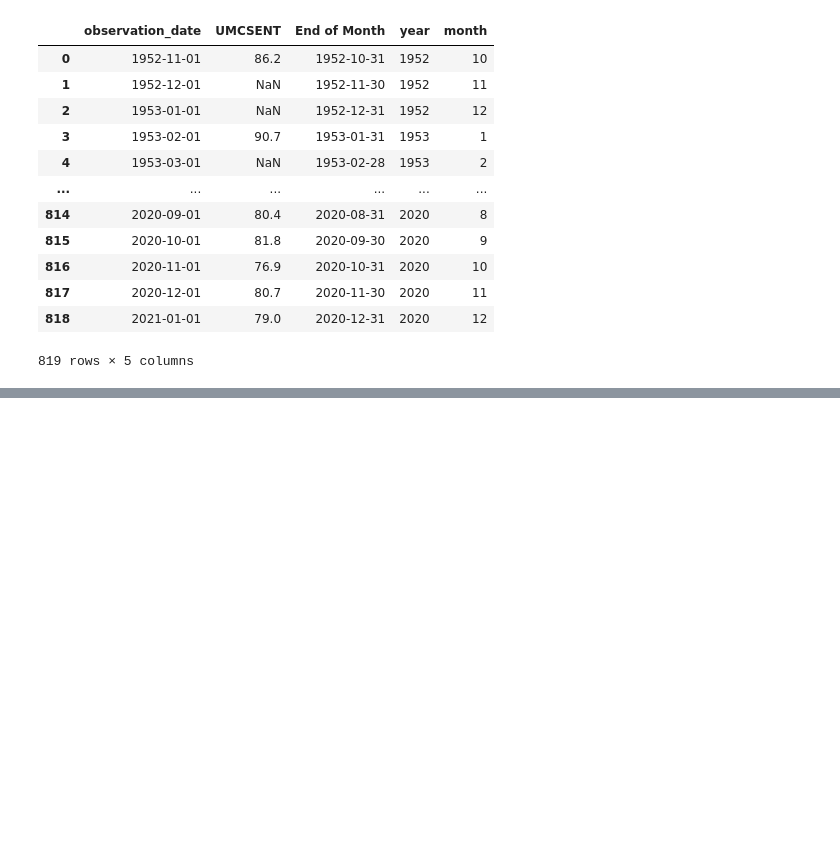
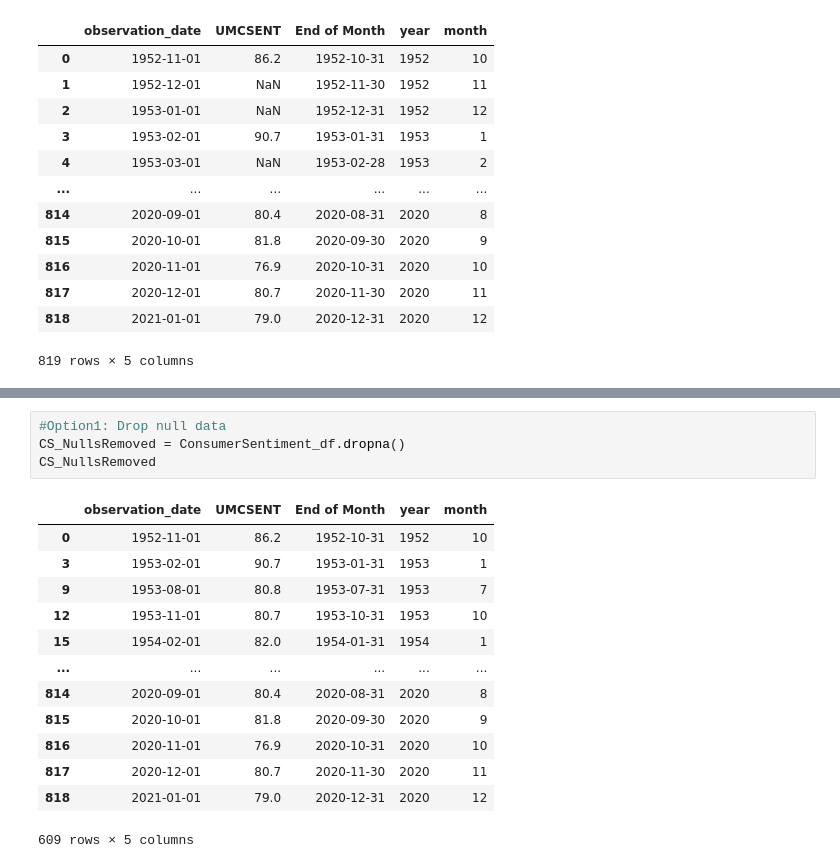
Before and after one commit to emilymcdaniel/Final_Project, a Jupyter notebook: StuctureSketch.ipynb, the cells around one changed output, grey strips where cells are left out. Cells and saved outputs as stored; diff of their text form; blank space fills up the shorter version.

Commit message:
Options give to drop NaN values
Replace or eliminate

```diff
--- a/StuctureSketch.ipynb
+++ b/StuctureSketch.ipynb
@@ -204,0 +222,18 @@ ConsumerSentiment_df
+# %%
+#Option1: Drop null data
+CS_NullsRemoved = ConsumerSentiment_df.dropna()
+CS_NullsRemoved
+# %% [output]
+|  | observation_date | UMCSENT | End of Month | year | month |
+| 0 | 1952-11-01 | 86.2 | 1952-10-31 | 1952 | 10 |
+| 3 | 1953-02-01 | 90.7 | 1953-01-31 | 1953 | 1 |
+| 9 | 1953-08-01 | 80.8 | 1953-07-31 | 1953 | 7 |
+| 12 | 1953-11-01 | 80.7 | 1953-10-31 | 1953 | 10 |
+| 15 | 1954-02-01 | 82.0 | 1954-01-31 | 1954 | 1 |
+| ... | ... | ... | ... | ... | ... |
+| 814 | 2020-09-01 | 80.4 | 2020-08-31 | 2020 | 8 |
+| 815 | 2020-10-01 | 81.8 | 2020-09-30 | 2020 | 9 |
+| 816 | 2020-11-01 | 76.9 | 2020-10-31 | 2020 | 10 |
+| 817 | 2020-12-01 | 80.7 | 2020-11-30 | 2020 | 11 |
+| 818 | 2021-01-01 | 79.0 | 2020-12-31 | 2020 | 12 |
+609 rows × 5 columns
```
Also changed, not shown: parts of 3 cells of this notebook.
